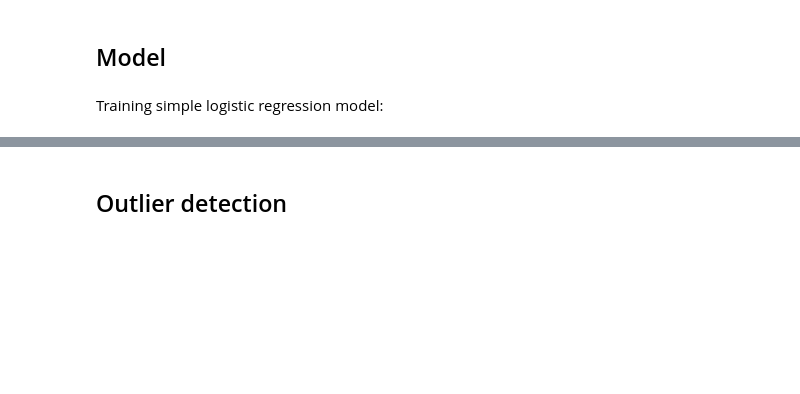
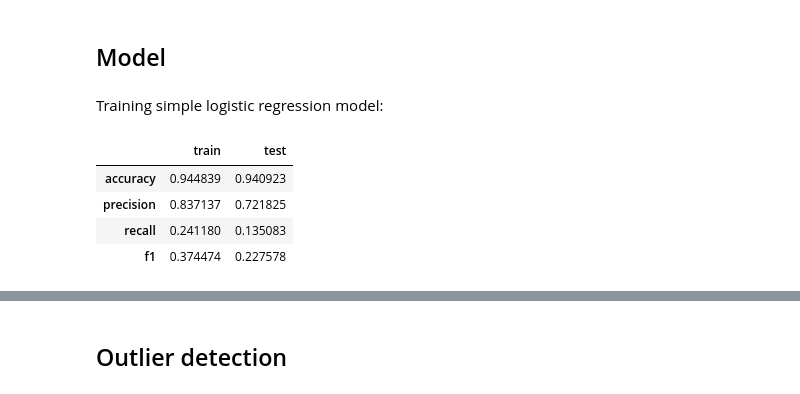
Before and after one commit to cmonkl/MachineLearning, a Jupyter notebook: assignment1/Classification.ipynb, the cells around one changed output, grey strips where cells are left out. Saved outputs shown, nothing was run; the diff lists cells and outputs as text; code cells hidden in the pictures; blank space fills up the shorter version.

```diff
--- a/assignment1/Classification.ipynb
+++ b/assignment1/Classification.ipynb
@@ -145,11 +163,19 @@ Training simple logistic regression model:
 # %%
 from sklearn.model_selection import RandomizedSearchCV
 from scipy.stats import uniform
 
 logreg = Pipeline([
     ('preprocess', StandardScaler()),
     ('model', LogisticRegression(penalty='none'))
 ])
 
+# evaluate model
 y_pred_train, y_pred_test = fit_predict(logreg, X_train[imp_cols], y_train, X_test[imp_cols])
-print_metrics(y_train, y_pred_train, y_test, y_pred_test)
+logreg_metrics = print_metrics(y_train, y_pred_train, y_test, y_pred_test)
+logreg_metrics
+# %% [output]
+|  | train | test |
+| accuracy | 0.944839 | 0.940923 |
+| precision | 0.837137 | 0.721825 |
+| recall | 0.241180 | 0.135083 |
+| f1 | 0.374474 | 0.227578 |
```
Also changed, not shown: parts of 43 cells of this notebook, 2 other files.
